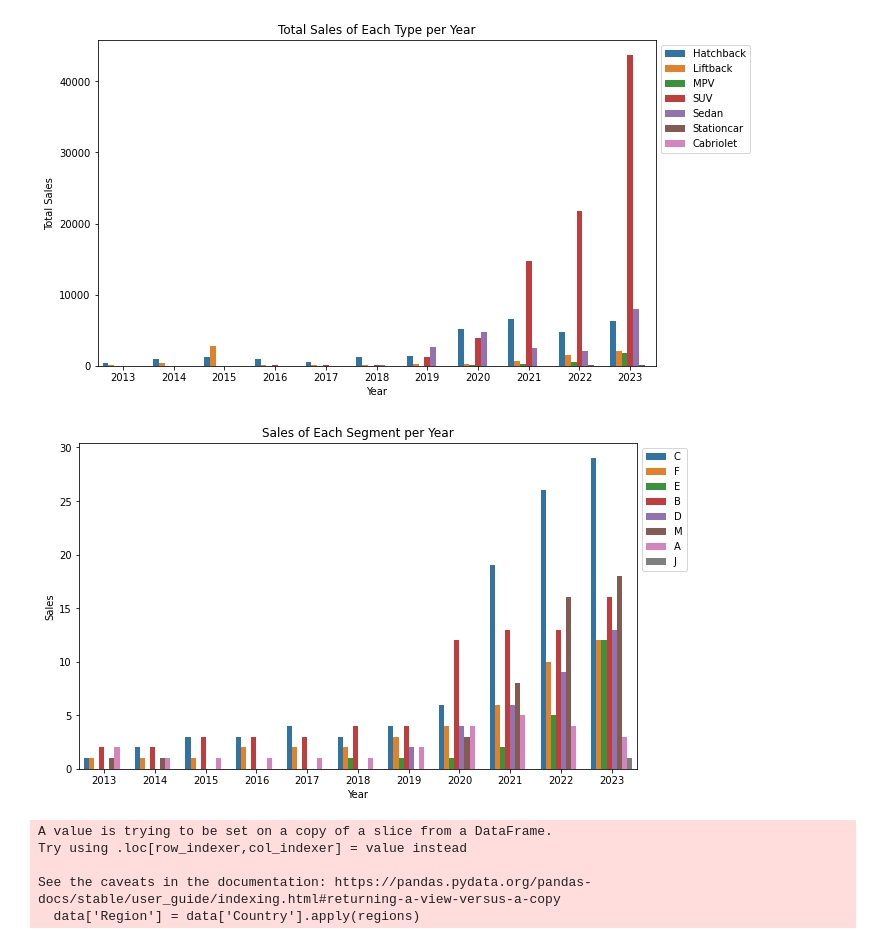
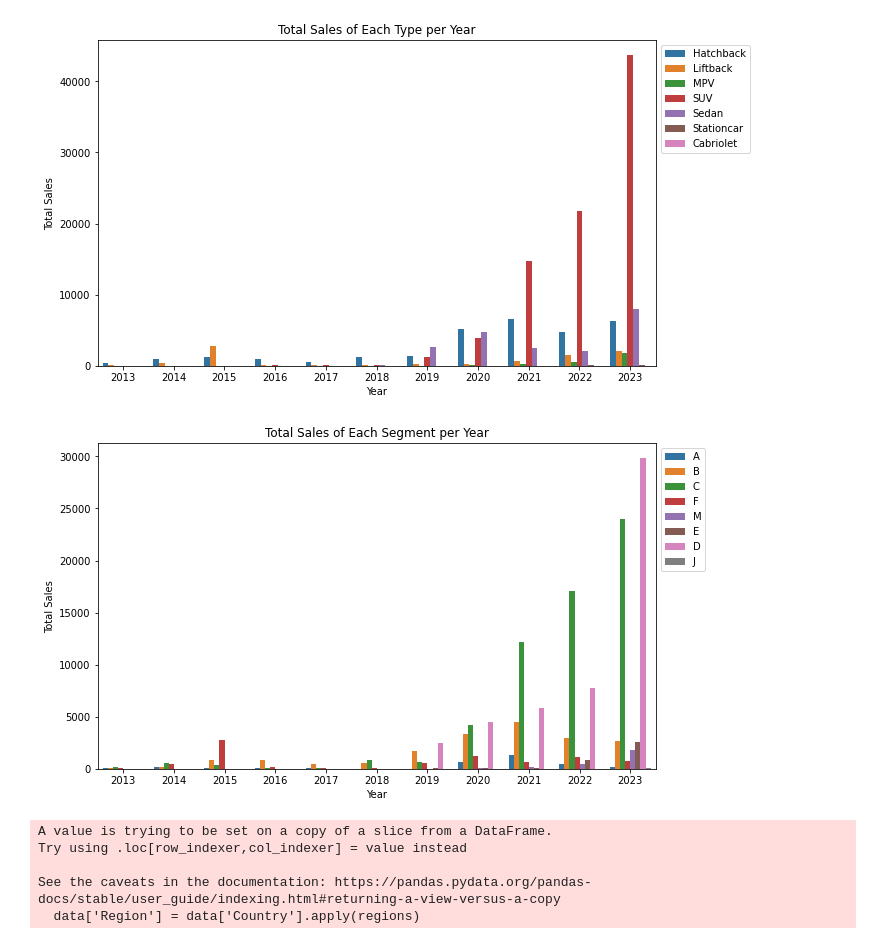
Before and after one commit to Mikkelbos/Bachelor, a Jupyter notebook: Statistics and Graphs.ipynb, the cells around one changed output. Drawn from its saved outputs; the diff is of its cells as text; code cells hidden in the pictures.

```diff
--- a/Statistics and Graphs.ipynb
+++ b/Statistics and Graphs.ipynb
@@ -205,15 +202,19 @@ plt.show()
 # %% [output]
 [figure]
 # %%
+# Group the data by Year and Type and calculate the sum of Sales
+grouped_data = data.groupby(['Year', 'Segment'])['Sales'].sum().reset_index()
+
+# Create the bar plot
 plt.figure(figsize=(10, 6))
-sns.countplot(x='Year', hue='Segment', data=data)
-plt.title('Sales of Each Segment per Year')
+sns.barplot(x='Year', y='Sales', hue='Segment', data=grouped_data)
+plt.title('Total Sales of Each Segment per Year')
 plt.xlabel('Year')
-plt.ylabel('Sales')
+plt.ylabel('Total Sales')
 plt.legend(loc='upper left', bbox_to_anchor=(1, 1))
 plt.show()
 # %% [output]
-[figure, old version]
+[figure, new version]
 # %%
 # Define a custom aggregation function
 def regions(country):
```
Also changed, not shown: parts of 1 cell of this notebook.
